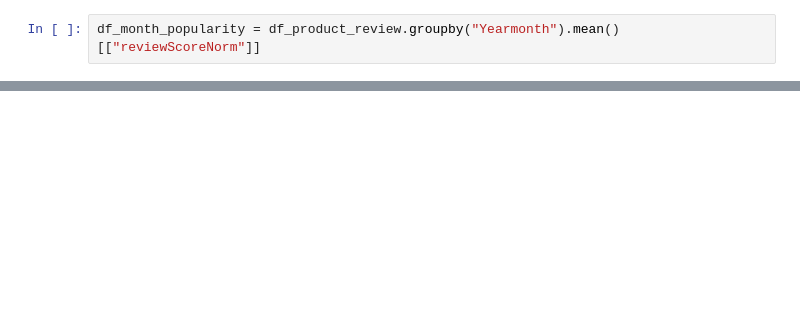
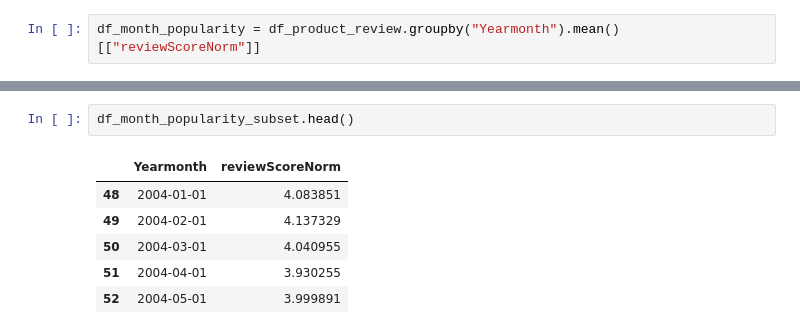
Before and after one commit to epfl-ada-2018/ada007project, a Jupyter notebook: Review Sentiment Analysis.ipynb, the cells around one changed output, grey strips where cells are left out. Saved outputs shown, nothing was run; the diff lists cells and outputs as text; blank space fills up the shorter version.

```diff
--- a/Review Sentiment Analysis.ipynb
+++ b/Review Sentiment Analysis.ipynb
@@ -530,0 +546,9 @@ AttributeError: 'str' object has no attribute 'year'
+# %%
+df_month_popularity_subset.head()
+# %% [output]
+|  | Yearmonth | reviewScoreNorm |
+| 48 | 2004-01-01 | 4.083851 |
+| 49 | 2004-02-01 | 4.137329 |
+| 50 | 2004-03-01 | 4.040955 |
+| 51 | 2004-04-01 | 3.930255 |
+| 52 | 2004-05-01 | 3.999891 |
```
Also changed, not shown: parts of 12 cells of this notebook.
